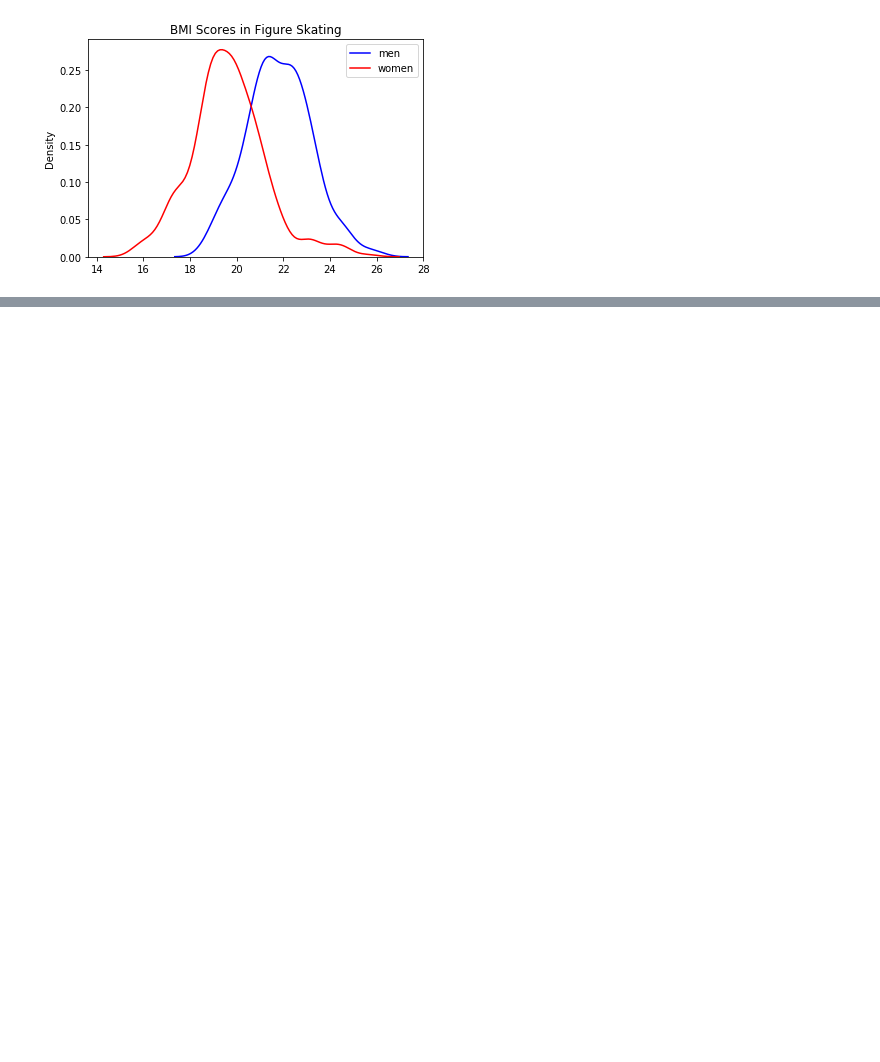
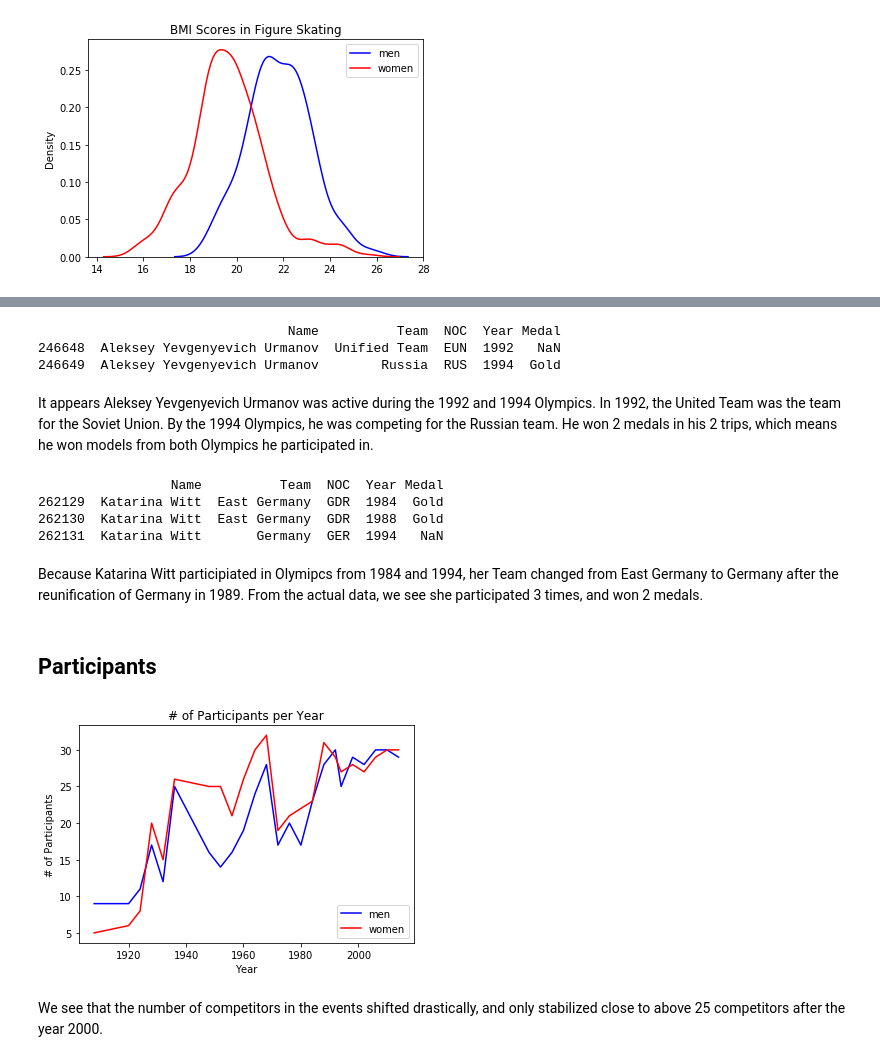
Before and after one commit to naranana/temp, a Jupyter notebook: 131 Project/Figure Skating.ipynb, the cells around one changed output, grey strips where cells are left out. Cells and saved outputs as stored; diff of their text form; code cells hidden in the pictures; blank space fills up the shorter version.

```diff
--- a/131 Project/Figure Skating.ipynb
+++ b/131 Project/Figure Skating.ipynb
@@ -154,0 +214,3 @@ A "healthy" BMI value is considered to be between 18 to 24. We can see here that
+# %%
+mfs = pd.merge(mfs, noc, how='left', on='NOC')
+ffs = pd.merge(ffs, noc, how='left', on='NOC')
@@ -154,0 +418,36 @@ A "healthy" BMI value is considered to be between 18 to 24. We can see here that
+# %%
+print(data[data['Name'] == 'Aleksey Yevgenyevich Urmanov'].loc[:,['Name','Team','NOC','Year','Medal']], '\n\n\n')
+# %% [output]
+                                Name          Team  NOC  Year Medal
+246648  Aleksey Yevgenyevich Urmanov  Unified Team  EUN  1992   NaN
+246649  Aleksey Yevgenyevich Urmanov        Russia  RUS  1994  Gold
+# %% [markdown]
+It appears Aleksey Yevgenyevich Urmanov was active during the 1992 and 1994 Olympics. In 1992, the United Team was the team for the Soviet Union. By the 1994 Olympics, he was competing for the Russian team. He won 2 medals in his 2 trips, which means he won models from both Olympics he participated in.
+# %%
+print(data[data['Name'] == 'Katarina Witt'].loc[:,['Name','Team','NOC','Year', 'Medal']], '\n\n\n')
+# %% [output]
+                 Name          Team  NOC  Year Medal
+262129  Katarina Witt  East Germany  GDR  1984  Gold
+262130  Katarina Witt  East Germany  GDR  1988  Gold
+262131  Katarina Witt       Germany  GER  1994   NaN
+# %% [markdown]
+Because Katarina Witt participiated in Olymipcs from 1984 and 1994,  her Team changed from East Germany to Germany after the reunification of Germany in 1989. From the actual data, we see she participated 3 times, and won 2 medals.
+# %% [markdown]
+## Participants
+# %%
+m = pd.DataFrame(mfs.groupby('Year').Name.count()).reset_index()
+f = pd.DataFrame(ffs.groupby('Year').Name.count()).reset_index()
+
+#plt.scatter(mfs.Year.unique(), mfs.groupby('Year').Name.count(), color = 'blue')
+#plt.scatter(pd.DataFrame(ffs.groupby('Year').Name.count()).reindex())
+plt.plot(m['Year'], m['Name'], color = 'blue', label = 'men')
+plt.plot(f['Year'], f['Name'], color = 'red', label = 'women')
+plt.xlabel('Year')
+plt.ylabel('# of Participants')
+plt.title('# of Participants per Year')
+plt.legend(loc = 'lower right')
+plt.show()
+# %% [output]
+[figure, added]
+# %% [markdown]
+We see that the number of competitors in the events shifted drastically, and only stabilized close to above 25 competitors after the year 2000.
```
Also changed, not shown: parts of 46 cells of this notebook.
